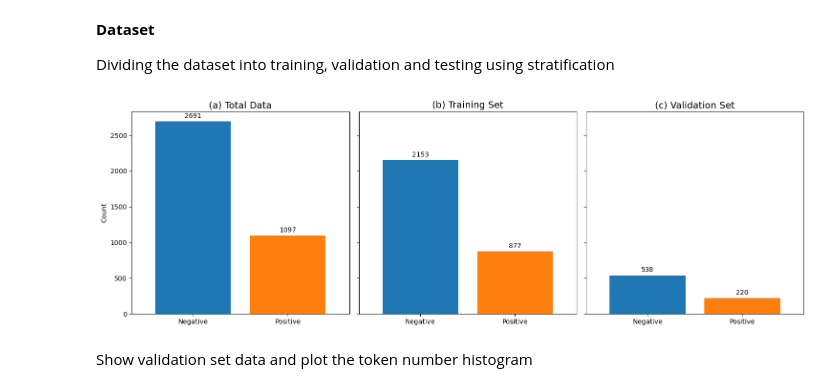
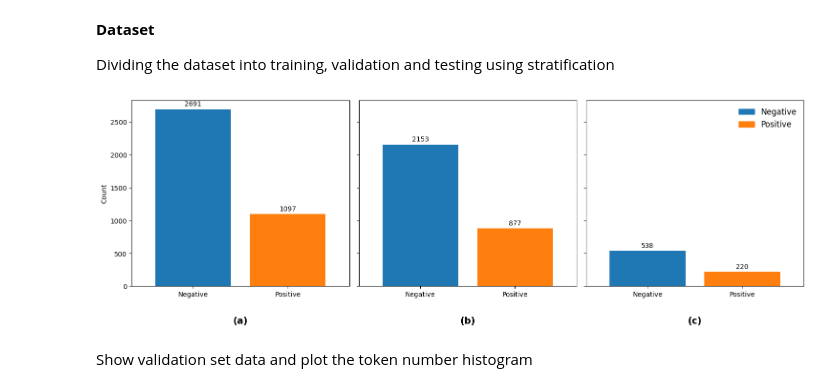
Before and after one commit to getHibou/Detect_and_Explain, a Jupyter notebook: Quantitative.ipynb, the cells around one changed output. Saved outputs shown, nothing was run; the diff lists cells and outputs as text; code cells hidden in the pictures.

```diff
--- a/Quantitative.ipynb
+++ b/Quantitative.ipynb
@@ -128,6 +127,7 @@ Dividing the dataset into training, validation and testing using stratification
 # %%
 import pandas as pd
 import matplotlib.pyplot as plt
+import matplotlib.patches as mpatches
 from sklearn.model_selection import train_test_split
 
 #Load the data
@@ -147,36 +147,49 @@ train_df, val_df = train_test_split(
     random_state=24,
     stratify=data_sample['label']
 )
 
 #Function to add text labels above the bars
 def add_labels(ax, df):
     for i, value in enumerate(df):
         ax.text(i, value + 30, str(value), ha='center', va='bottom', fontsize=10)
 
 #Specific colors
 colors = ['#1f77b4', '#ff7f0e']  #Soft blue and orange
 
 #Create bar charts
 fig, axs = plt.subplots(1, 3, figsize=(15, 5), sharey=True)
 
 #Data configuration for each chart
-datasets = [('Total Data', data), ('Training Set', train_df), ('Validation Set', val_df)]
+datasets = [('', data), ('', train_df), ('', val_df)]
 labels = ['(a)', '(b)', '(c)']
 
 for ax, label, (title, df) in zip(axs, labels, datasets):
     counts = df['label'].value_counts().sort_index()
     counts.plot(kind='bar', ax=ax, color=colors, width=0.8)
-    ax.set_title(f'{label} {title}', fontsize=14)
+    ax.set_title(f'{title}', fontsize=14)
     ax.set_xticklabels(['Negative', 'Positive'], rotation=0)
     add_labels(ax, counts)
     ax.set_xlabel('')
     ax.set_ylabel('Count' if label == '(a)' else '')
 
+#Add labels (a), (b), (c) below each subplot
+for ax, label in zip(axs, labels):
+    ax.text(0.5, -0.2, label, transform=ax.transAxes, ha='center', fontsize=14, fontweight='bold')
+
+#Define legend labels with colors
+legend_patches = [
+    mpatches.Patch(color='#1f77b4', label='Negative'),  #Soft blue
+    mpatches.Patch(color='#ff7f0e', label='Positive')   #Soft orange
+]
+
+#Add the legend inside subplot (c), centered
+axs[2].legend(handles=legend_patches, loc='best', fontsize=12, frameon=False)
+
 #Adjust layout and show the chart
 plt.tight_layout()
 plt.show()
 # %% [output]
-[figure, old version]
+[figure, new version]
 # %% [markdown]
 Show validation set data and plot the token number histogram
 # %%
```
Also changed, not shown: parts of 10 cells of this notebook.
